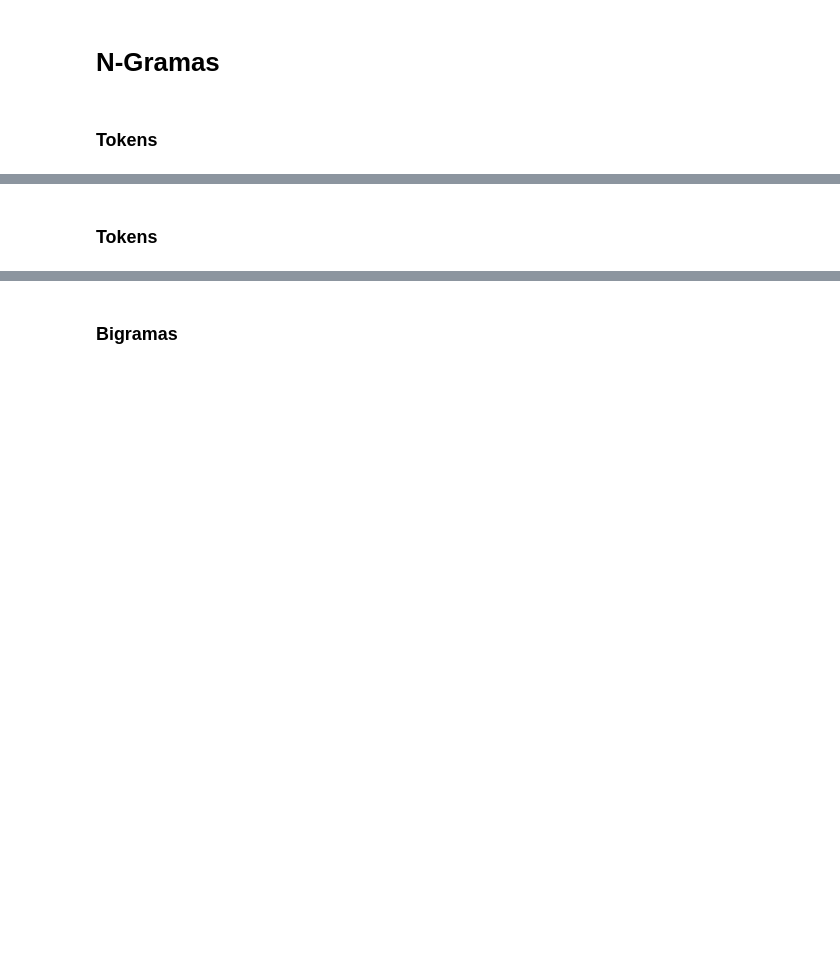
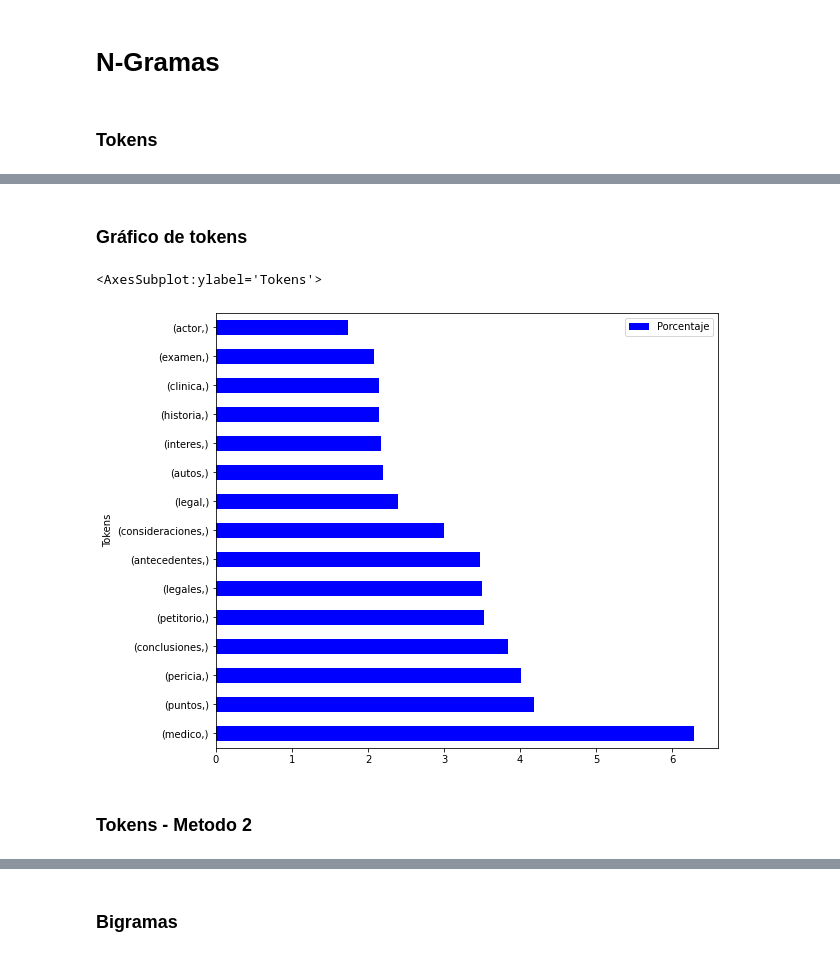
Before and after one commit to gaston411/Mi-Proyecto, a Jupyter notebook: n-gramas.ipynb, the cells around one changed output, grey strips where cells are left out. Cells and saved outputs as stored; diff of their text form; code cells hidden in the pictures; blank space fills up the shorter version.

```diff
--- a/n-gramas.ipynb
+++ b/n-gramas.ipynb
@@ -161,13 +159,8 @@ titulosMayusculasStop = remove_stops(str(titulosMayusculasStop))
 ### Tokens
 # %%
 # FRECUENCIA DE TOKENS
-# Metodo para contar la frecuencia de palabras de los tokens en titulos
+# Creo dataframe de tokens de titulos en mayusculas
 import pandas as pd
 dfTitulosMayusculas = pd.DataFrame(titulosMayusculasStop,columns=['tokens'])
-dfTitulosMayusculas.value_counts()
+#Frecuencia de los tokens en los titulos.(15 mayores)
+cantMay = dfTitulosMayusculas.value_counts()
-# %%
-#Frecuencia de los tokens en los titulos.
-import pandas as pd
-FrecTitulosMayusculas = pd.DataFrame(titulosMayusculasStop)
-cantMay = FrecTitulosMayusculas.value_counts()
-print(cantMay[:15])
@@ -178,0 +167,12 @@ dfFrecTitulosMayusculas['frecuencia']
+# %%
+#Creación de dataframe de token de titulos en mayúsculas
+import pandas as pd
+tokenFrec=[]
+for k,v in cantMay.items():
+    tokenFrec.append((k,v))
+
+dfTokenMayusculas = pd.DataFrame(tokenFrec,columns=['Tokens','Frecuencia'])
+# Porcentaje de aparicion de tokens
+dfTokenMayusculas['Porcentaje'] = (dfTokenMayusculas['Frecuencia'] / dfTokenMayusculas['Frecuencia'].sum()) * 100
+grafTokenMayus= dfTokenMayusculas.head(15)
+grafTokenMayus
@@ -179,3 +196,14 @@ dfFrecTitulosMayusculas['frecuencia']
+# %% [markdown]
+### Gráfico de tokens
+# %%
+import matplotlib.pyplot as plt
+
+colores = ['blue']
+grafTokenMayus.plot(x= "Tokens", y="Porcentaje" ,kind = 'barh' , figsize=(9,8), color=colores)
+#plt.savefig("tokenMayusculas.jpg")
+# %% [output]
+<AxesSubplot:ylabel='Tokens'>
+[figure, added]
 # %% [markdown]
-### Tokens
+### Tokens - Metodo 2
 # %%
```
Also changed, not shown: parts of 38 cells of this notebook, 2 other files.
